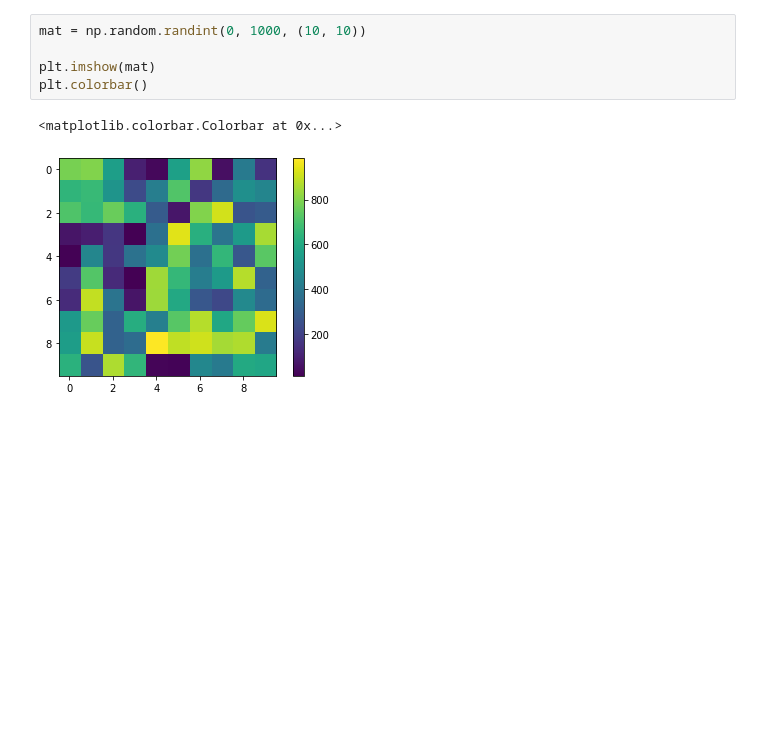
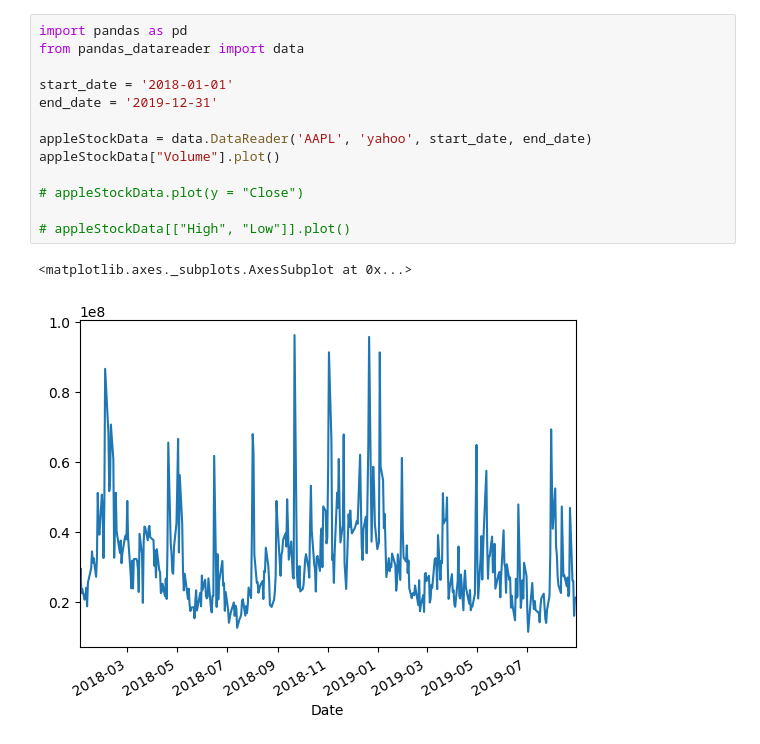
Before and after one commit to the-code-experiments/dl-prerequisite, a Jupyter notebook: matplotlib/Ch1_Visualization.ipynb, the cells around one changed output. Drawn from its saved outputs; the diff is of its cells as text; blank space fills up the shorter version.

```diff
--- a/matplotlib/Ch1_Visualization.ipynb
+++ b/matplotlib/Ch1_Visualization.ipynb
@@ -56,8 +56,16 @@ plt.imshow(mat, cmap='RdYlGn')
-# %%
-mat = np.random.randint(0, 1000, (10, 10))
-
-plt.imshow(mat)
-plt.colorbar()
-# %% [output]
-<matplotlib.colorbar.Colorbar at 0x...>
-[figure, removed]
+# %%
+import pandas as pd
+from pandas_datareader import data
+
+start_date = '2018-01-01'
+end_date = '2019-12-31'
+
+appleStockData = data.DataReader('AAPL', 'yahoo', start_date, end_date)
+appleStockData["Volume"].plot()
+
+# appleStockData.plot(y = "Close")
+
+# appleStockData[["High", "Low"]].plot()
+# %% [output]
+<matplotlib.axes._subplots.AxesSubplot at 0x...>
+[figure, added]
```
Also changed, not shown: parts of 10 cells of this notebook.
